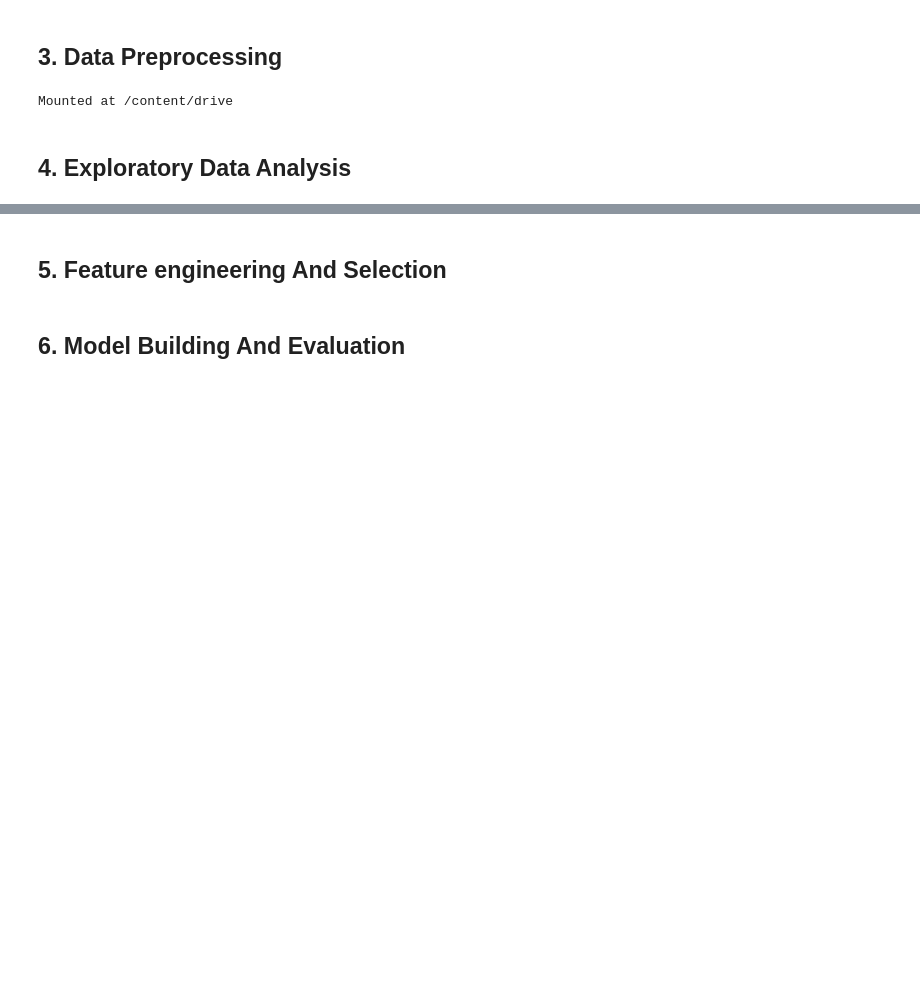
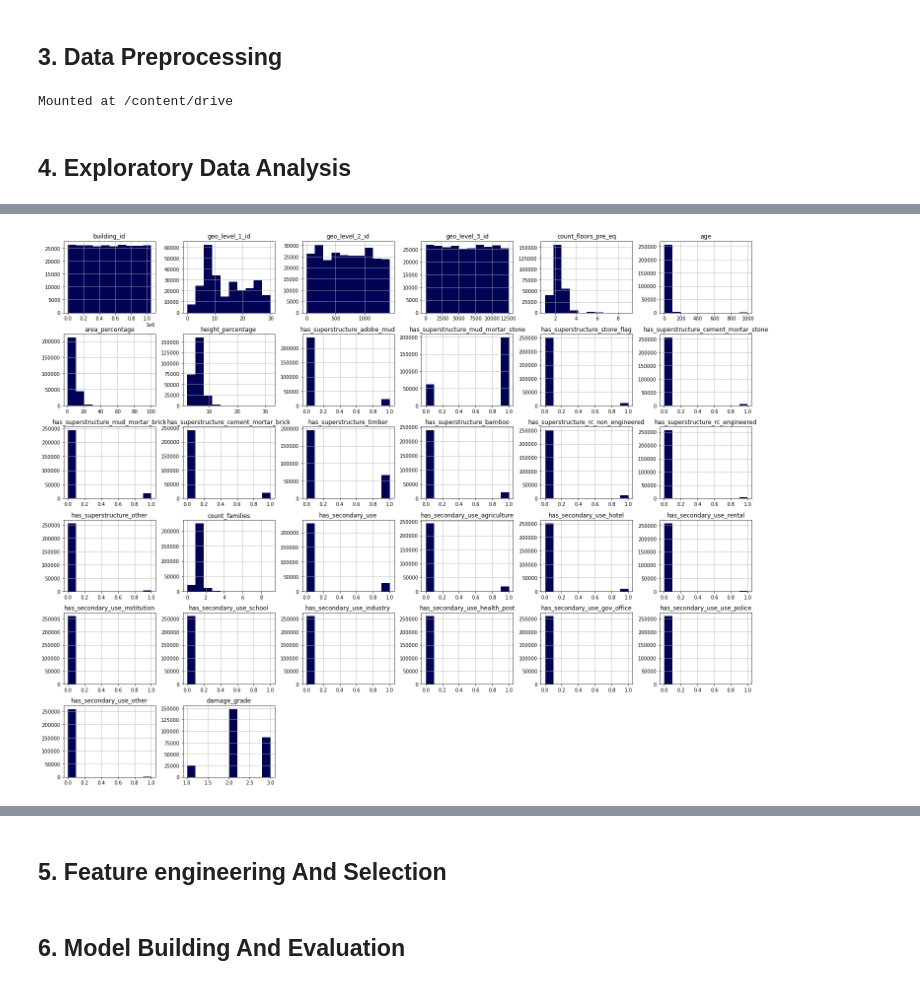
Before and after one commit to Nokulunga77/Data-Competition-, a Jupyter notebook: Note_book.ipynb, the cells around one changed output, grey strips where cells are left out. Drawn from its saved outputs; the diff is of its cells as text; code cells hidden in the pictures; blank space fills up the shorter version.

```diff
--- a/Note_book.ipynb
+++ b/Note_book.ipynb
@@ -156,0 +171,7 @@ Mounted at /content/drive
+# %%
+features = df_train.columns
+
+
+df_train[features].hist(figsize = (25,20),  color = '#000354');
+# %% [output]
+[figure, added]
```
Also changed, not shown: parts of 6 cells of this notebook.
